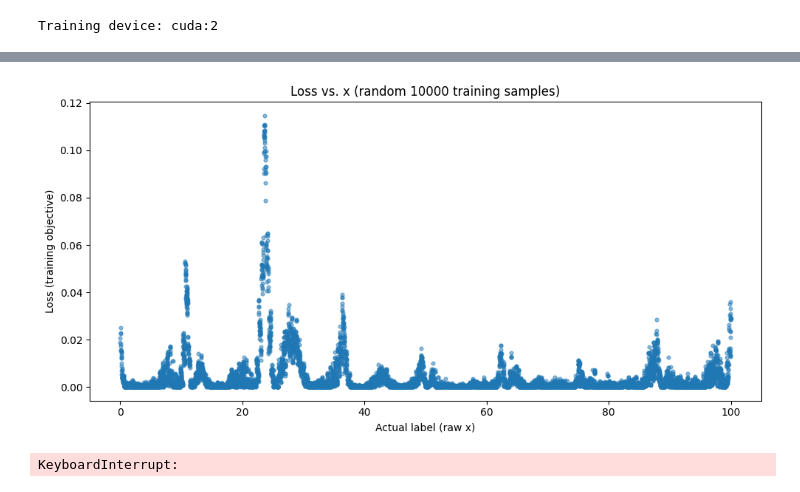
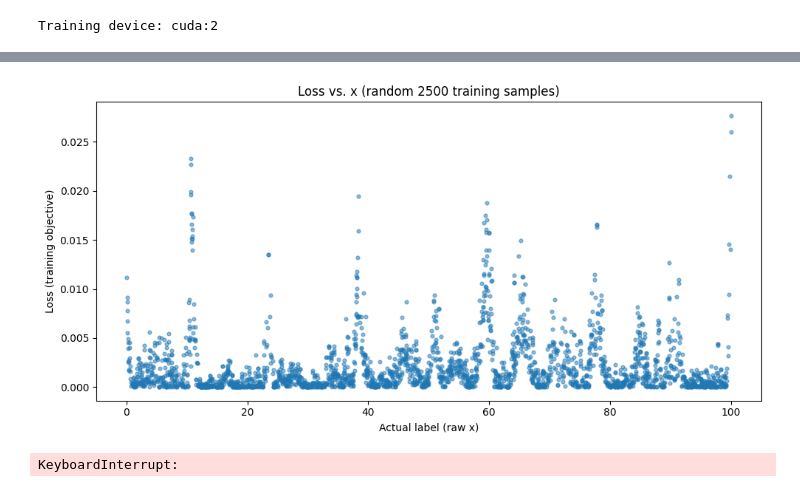
Before and after one commit to DJsushi/mglyph-ml, a Jupyter notebook: notebooks/experiment-binned.ipynb, the cells around one changed output, grey strips where cells are left out. Cells and saved outputs as stored; diff of their text form; code cells hidden in the pictures.

```diff
--- a/notebooks/experiment-binned.ipynb
+++ b/notebooks/experiment-binned.ipynb
@@ -50,10 +50,10 @@ class RunConfig(RunConfigBase):
     dataset_path: Path = Path("data/simple-star.mglyph")
 
     # This seed is used by every single RNG in the experiment to make it 100% reproducible.
-    seed: int = 322
+    seed: int = 324
 
     # We don't have epochs, we only use "steps". 1 step corresponds to the training of the NN on a single batch.
-    max_steps: int = 2000
+    max_steps: int = 1000
 
     # The start learning rate. It changes during the experiment because of the LR scheduler.
     learning_rate: float = 0.0005
@@ -74,10 +74,10 @@ class RunConfig(RunConfigBase):
     sample_count: int = 9999999999
 
     # How fast the learning rate decays.
-    scheduler_gamma: float = (1 / 10) ** (1 / 1000)
+    # scheduler_gamma: float = (1 / 10) ** (1 / 1000)
 
     # Optional explicit name; if None, it is derived from other fields below.
-    task_name: str = f"Stability 2 [seed={seed},lr={learning_rate},gamma={scheduler_gamma}]"
+    task_name: str = f"Stability 2 [seed={seed},lr={learning_rate}]"
 
 # Here, we clear the global variables that have the same names as the fields in this RunConfig class.
 RunConfig.clear_globals()
@@ -125,5 +132,5 @@ ClearML Monitor: Could not detect iteration reporting, falling back to iteration
 # %%
-loaded_split_0 = load_images_and_labels(
+loaded_split_0 = load_split_samples(
     dataset_path=c.dataset_path,
     split="0",
     desired_size=(64, 64),
@@ -181,7 +202,8 @@ print(f"Training device: {device}")
 model = BinnedGlyphRegressor(num_divisions=c.num_divisions)
 criterion = nn.MSELoss()
 optimizer = torch.optim.Adam(model.parameters(), lr=c.learning_rate)
-scheduler = torch.optim.lr_scheduler.ExponentialLR(optimizer, gamma=c.scheduler_gamma)
+# scheduler = torch.optim.lr_scheduler.ExponentialLR(optimizer, gamma=c.scheduler_gamma)
+scheduler = torch.optim.lr_scheduler.StepLR(optimizer, step_size=700, gamma=0.5)
 generator = torch.Generator().manual_seed(c.seed)
 
 data_loader_train = DataLoader(
@@ -312,55 +306,21 @@ Inference device: cuda:2
 [figure]
 # %%
-import random as _py_random
+fig, ax, worst_5_loss_avg, worst_5_losses = show_loss_vs_x_graph(
+    n_samples=2500,
+    model=model,
+    dataset=dataset_train,
+    device=device,
+    loss_fn=criterion,
+    seed=c.seed,
+)
 
-print(f"Inference device: {device}")
-
-model.eval()
-
-n_samples = min(10000, len(dataset_train))
-sample_indices = _py_random.sample(range(len(dataset_train)), n_samples)
-
-x_vals = []
-losses_per_sample = []
-
-with torch.inference_mode():
-    for idx in sample_indices:
-        img_tensor, label = dataset_train[idx]
-        img_tensor = img_tensor.unsqueeze(0).float().to(device, non_blocking=True)
-        label_value = float(label)
-
-        logits = model(img_tensor)
-        pred = model.logits_to_labels(logits).squeeze(0)
-
-        label_tensor = torch.tensor([label_value], dtype=torch.float32, device=device)
-        pred_tensor = pred.view(1)
-        loss = criterion(pred_tensor, label_tensor).item()
-
-        x_vals.append(label_value)
-        losses_per_sample.append(loss)
-
-x_vals = np.array(x_vals)
-losses_per_sample = np.array(losses_per_sample)
-
-worst_5_losses = np.sort(losses_per_sample)[-5:] if len(losses_per_sample) >= 5 else losses_per_sample
-worst_5_loss_avg = float(np.mean(worst_5_losses))
-
-if "task" in globals():
-    task.logger.report_scalar(
-        title="Evaluation",
-        series="Worst 5 Loss Avg",
-        value=worst_5_loss_avg,
-        iteration=step if "step" in globals() else 0,
-    )
+task.logger.report_scalar(
+    title="Evaluation",
+    series="Worst 5 Loss Avg",
+    value=worst_5_loss_avg,
+    iteration=c.max_steps,
+)
 
 print(f"Worst 5 losses: {worst_5_losses}")
 print(f"Worst 5 average loss: {worst_5_loss_avg:.6f}")
-
-fig, ax = plt.subplots(figsize=(10, 5))
-ax.scatter(x_vals, losses_per_sample, alpha=0.5, s=12)
-ax.set_xlabel("Actual label (raw x)")
-ax.set_ylabel("Loss (training objective)")
-ax.set_title(f"Loss vs. x (random {n_samples} training samples)")
-plt.tight_layout()
-plt.show()
 # %% [output]
@@ -370,4 +329,4 @@ Worst 5 average loss: 0.111403
-[figure, old version]
+[figure, new version]
 # %%
 task.flush(wait_for_uploads=True)
 task.close()
```
Also changed, not shown: parts of 12 cells of this notebook, 2 other files.
